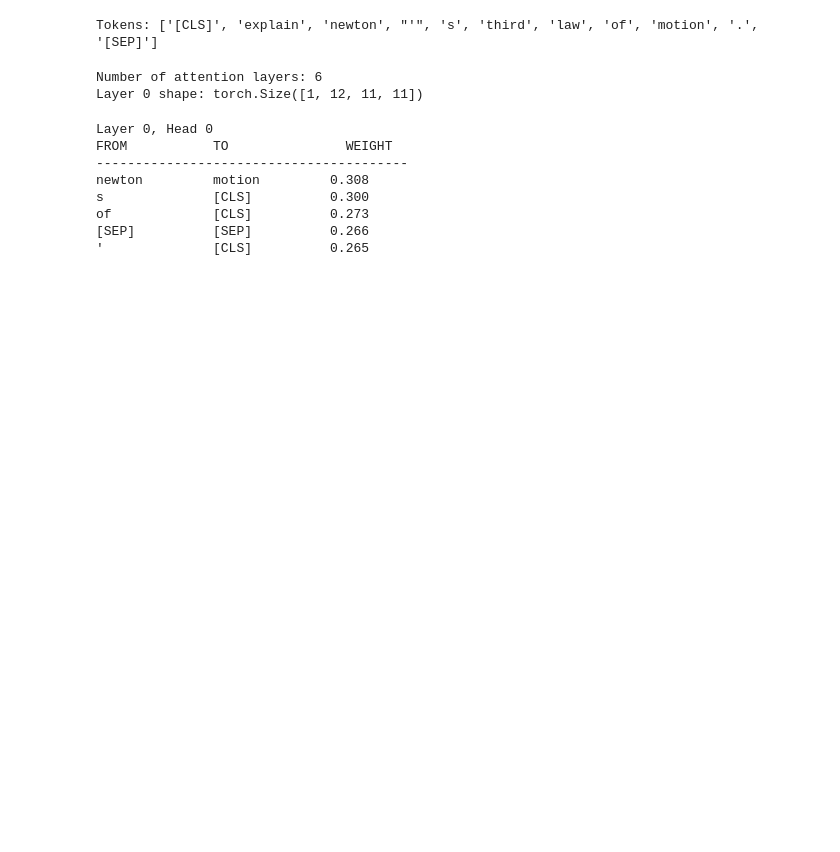
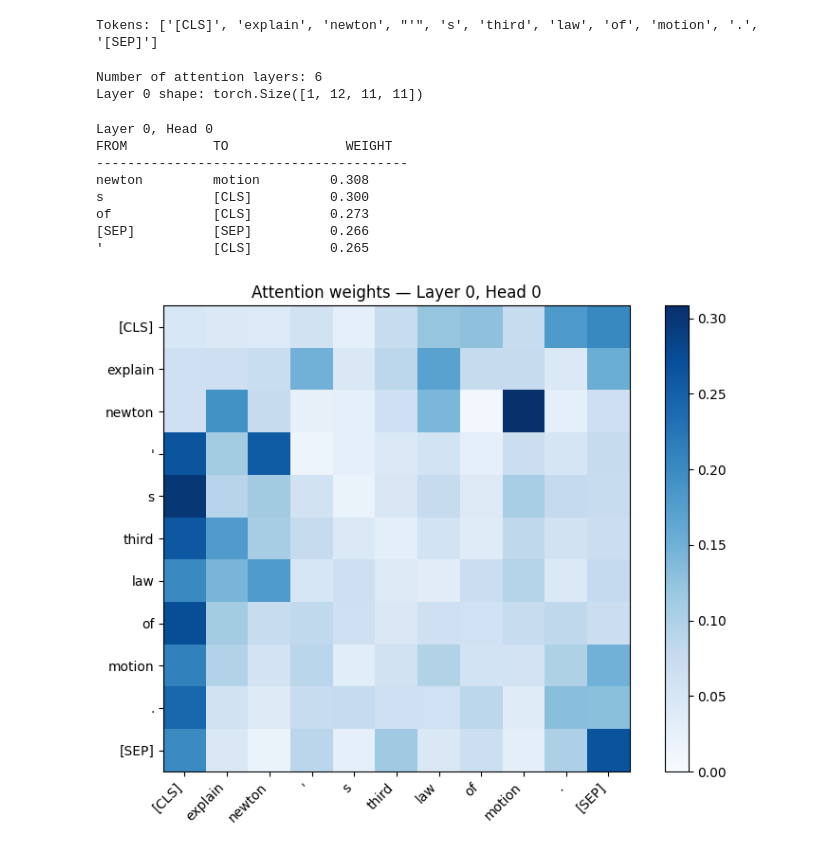
Before and after one commit to vignesh-potharaj/StudyBot, a Jupyter notebook: studybot.ipynb, the cells around one changed output. Drawn from its saved outputs; the diff is of its cells as text; code cells hidden in the pictures; blank space fills up the shorter version.

Commit message:
Bonus: plot the heatmap

```diff
--- a/studybot.ipynb
+++ b/studybot.ipynb
@@ -92,3 +90,19 @@ s              [CLS]          0.300
 of             [CLS]          0.273
 [SEP]          [SEP]          0.266
 '              [CLS]          0.265
+# %%
+# Cell 7 — visualise attention as a heatmap (bonus)
+import matplotlib.pyplot as plt
+layer, head = 0, 0
+attn = outputs.attentions[layer][0][head].numpy()
+fig, ax = plt.subplots(figsize=(8, 6))
+im = ax.imshow(attn, cmap="Blues", vmin=0, vmax=attn.max())
+ax.set_xticks(range(len(tokens))); ax.set_xticklabels(tokens, rotation=45,
+ha="right")
+ax.set_yticks(range(len(tokens))); ax.set_yticklabels(tokens)
+ax.set_title(f"Attention weights — Layer {layer}, Head {head}")
+plt.colorbar(im, ax=ax)
+plt.tight_layout()
+plt.show()
+# %% [output]
+[figure, added]
```
Also changed, not shown: parts of 1 cell of this notebook.
